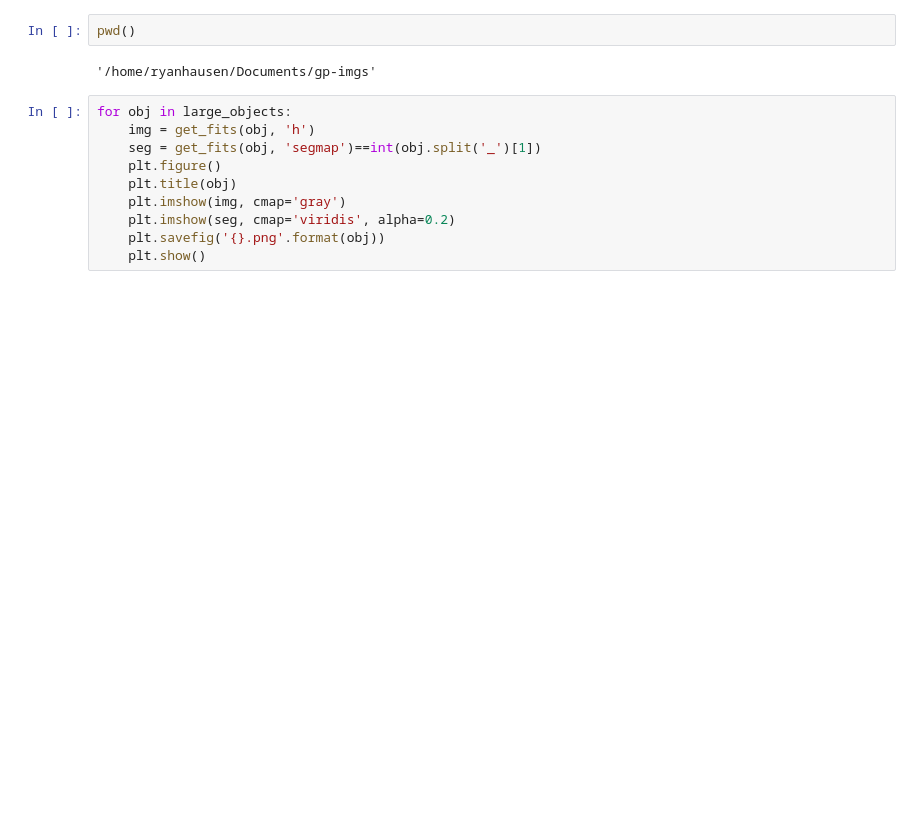
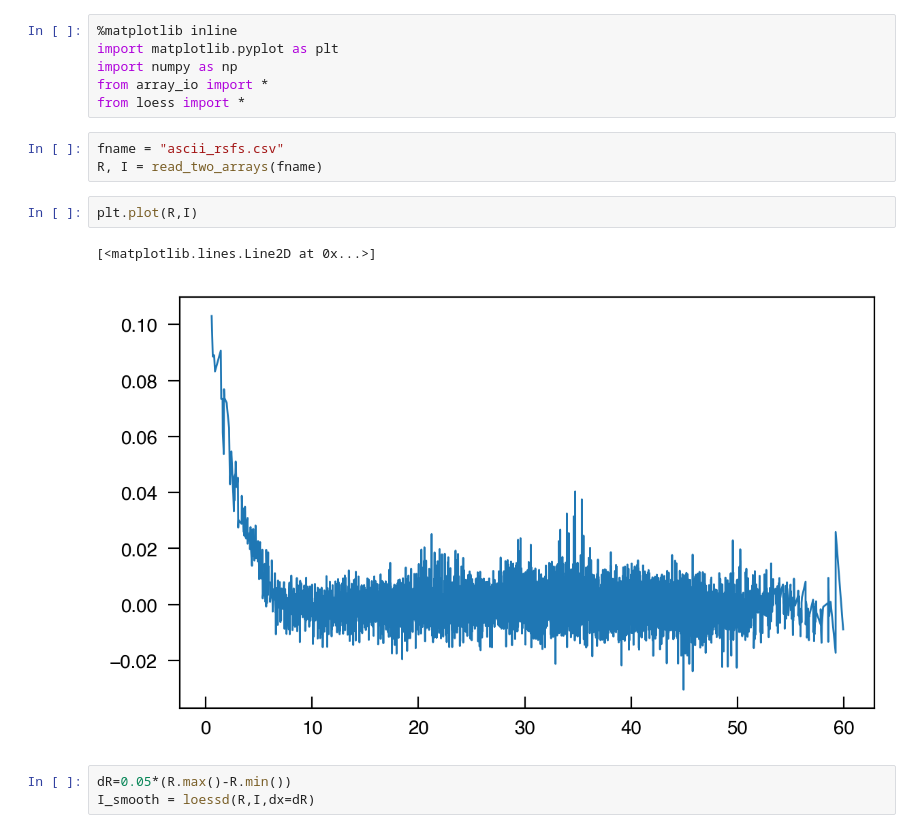
Before and after one commit to ryanhausen/gp-imgs, a Jupyter notebook: Untitled.ipynb, the cells around one changed output. Cells and saved outputs as stored; diff of their text form; blank space fills up the shorter version.

```diff
--- a/Untitled.ipynb
+++ b/Untitled.ipynb
@@ -510,14 +1,17 @@ Optimization terminated successfully.
-# %%
-pwd()
-# %% [output]
-'/home/ryanhausen/Documents/gp-imgs'
-# %%
-for obj in large_objects:
-    img = get_fits(obj, 'h')
-    seg = get_fits(obj, 'segmap')==int(obj.split('_')[1])
-    plt.figure()
-    plt.title(obj)
-    plt.imshow(img, cmap='gray')
-    plt.imshow(seg, cmap='viridis', alpha=0.2)
-    plt.savefig('{}.png'.format(obj))
-    plt.show()
+# %%
+%matplotlib inline
+import matplotlib.pyplot as plt
+import numpy as np
+from array_io import *
+from loess import *
+# %%
+fname = "ascii_rsfs.csv"
+R, I = read_two_arrays(fname)
+# %%
+plt.plot(R,I)
+# %% [output]
+[<matplotlib.lines.Line2D at 0x...>]
+[figure, added]
+# %%
+dR=0.05*(R.max()-R.min())
+I_smooth = loessd(R,I,dx=dR)
```
Also changed, not shown: parts of 35 cells of this notebook, 4 other files.
